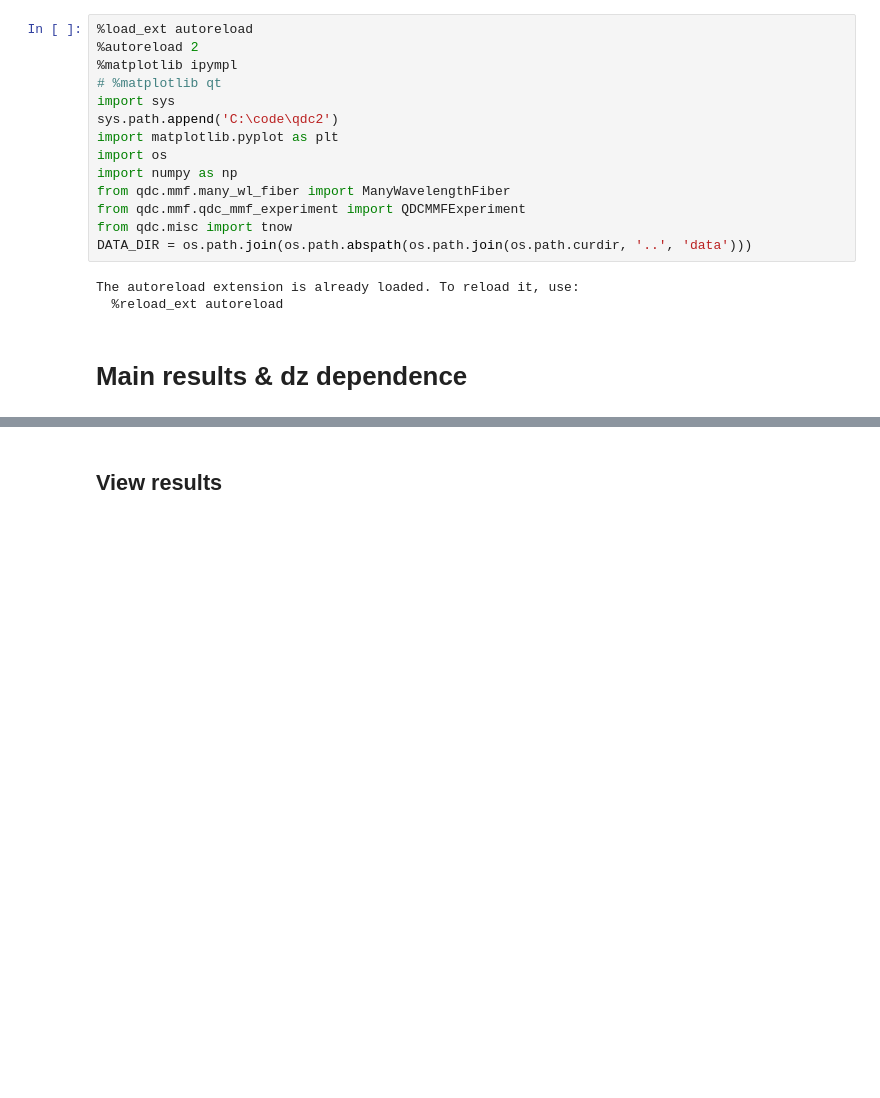
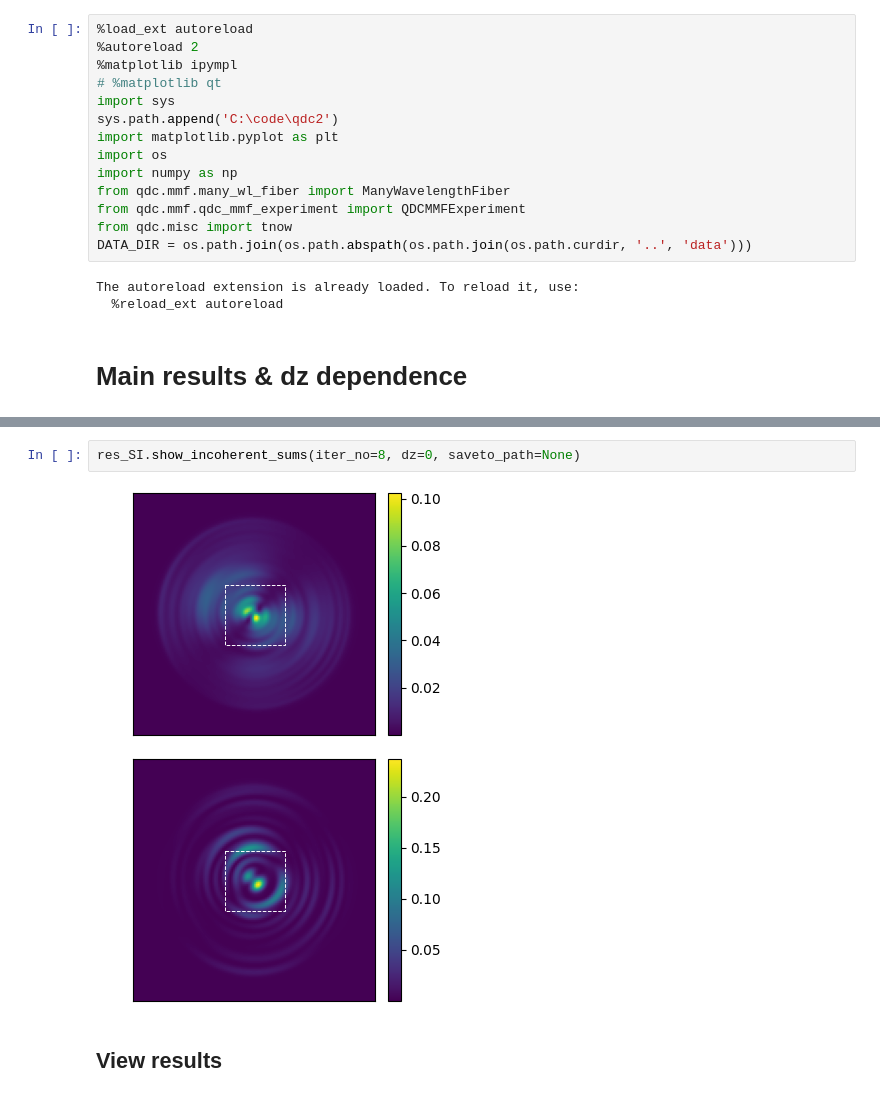
Before and after one commit to rubiaek/qdc2, a Jupyter notebook: qdc/mmf/generate_results.ipynb, the cells around one changed output, grey strips where cells are left out. Drawn from its saved outputs; the diff is of its cells as text; blank space fills up the shorter version.

```diff
--- a/qdc/mmf/generate_results.ipynb
+++ b/qdc/mmf/generate_results.ipynb
@@ -71,3 +80,8 @@ Getting classical with average on 31 ...
+# %%
+res_SI.show_incoherent_sums(iter_no=8, dz=0, saveto_path=None)
+# %% [output]
+[figure, added]
+[figure, added]
 # %% [markdown]
 ## View results
 # %%
```
Also changed, not shown: parts of 2 cells of this notebook, 4 other files.
